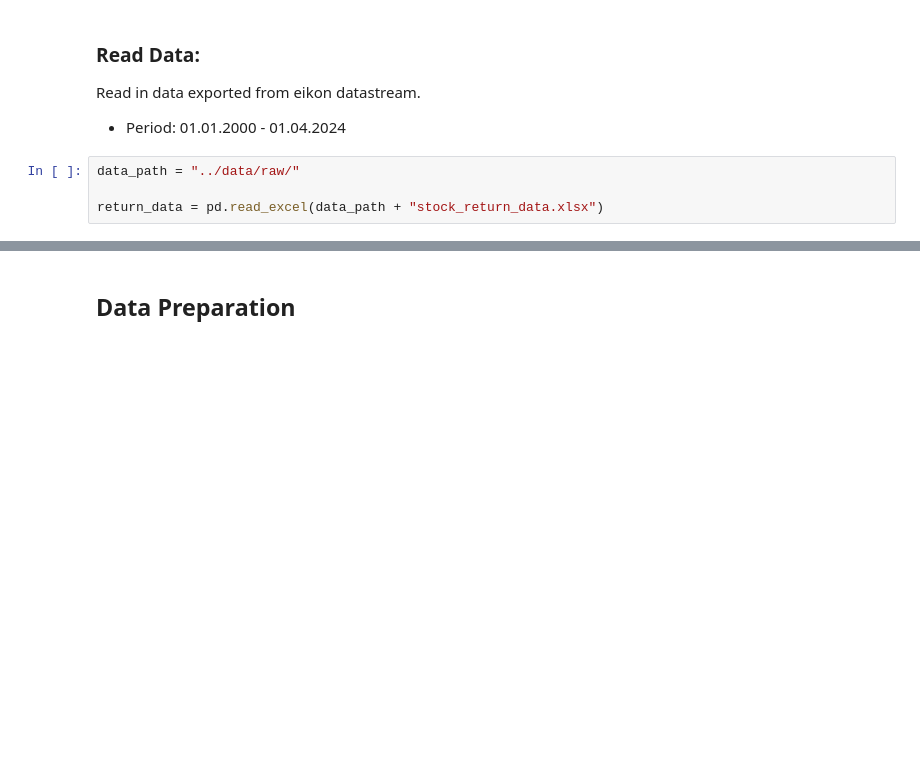
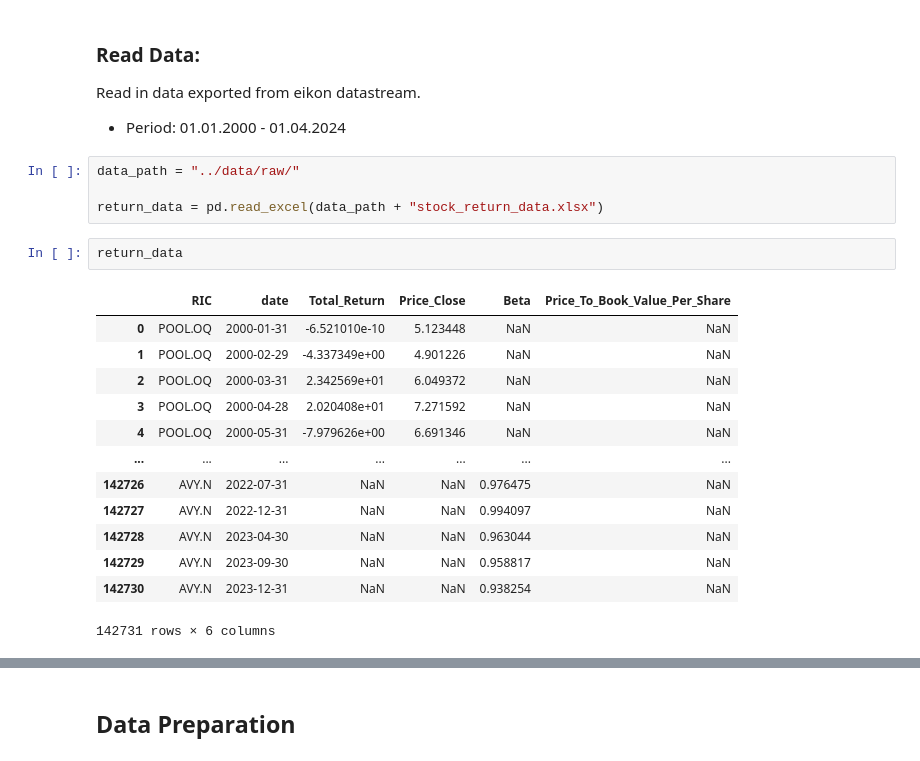
Before and after one commit to Maxiwall99/Decision-Focused-Portfolio-Optimization, a Jupyter notebook: notebooks/data_preprocessing.ipynb, the cells around one changed output, grey strips where cells are left out. Saved outputs shown, nothing was run; the diff lists cells and outputs as text; blank space fills up the shorter version.

```diff
--- a/notebooks/data_preprocessing.ipynb
+++ b/notebooks/data_preprocessing.ipynb
@@ -16,6 +20,22 @@ Read in data exported from eikon datastream.
 data_path = "../data/raw/"
 
 return_data = pd.read_excel(data_path + "stock_return_data.xlsx")
+# %%
+return_data
+# %% [output]
+|  | RIC | date | Total_Return | Price_Close | Beta | Price_To_Book_Value_Per_Share |
+| 0 | POOL.OQ | 2000-01-31 | -6.521010e-10 | 5.123448 | NaN | NaN |
+| 1 | POOL.OQ | 2000-02-29 | -4.337349e+00 | 4.901226 | NaN | NaN |
+| 2 | POOL.OQ | 2000-03-31 | 2.342569e+01 | 6.049372 | NaN | NaN |
+| 3 | POOL.OQ | 2000-04-28 | 2.020408e+01 | 7.271592 | NaN | NaN |
+| 4 | POOL.OQ | 2000-05-31 | -7.979626e+00 | 6.691346 | NaN | NaN |
+| ... | ... | ... | ... | ... | ... | ... |
+| 142726 | AVY.N | 2022-07-31 | NaN | NaN | 0.976475 | NaN |
+| 142727 | AVY.N | 2022-12-31 | NaN | NaN | 0.994097 | NaN |
+| 142728 | AVY.N | 2023-04-30 | NaN | NaN | 0.963044 | NaN |
+| 142729 | AVY.N | 2023-09-30 | NaN | NaN | 0.958817 | NaN |
+| 142730 | AVY.N | 2023-12-31 | NaN | NaN | 0.938254 | NaN |
+142731 rows × 6 columns
 # %%
 # Select only returns
 
```
Also changed, not shown: parts of 19 cells of this notebook, 2 other files.
